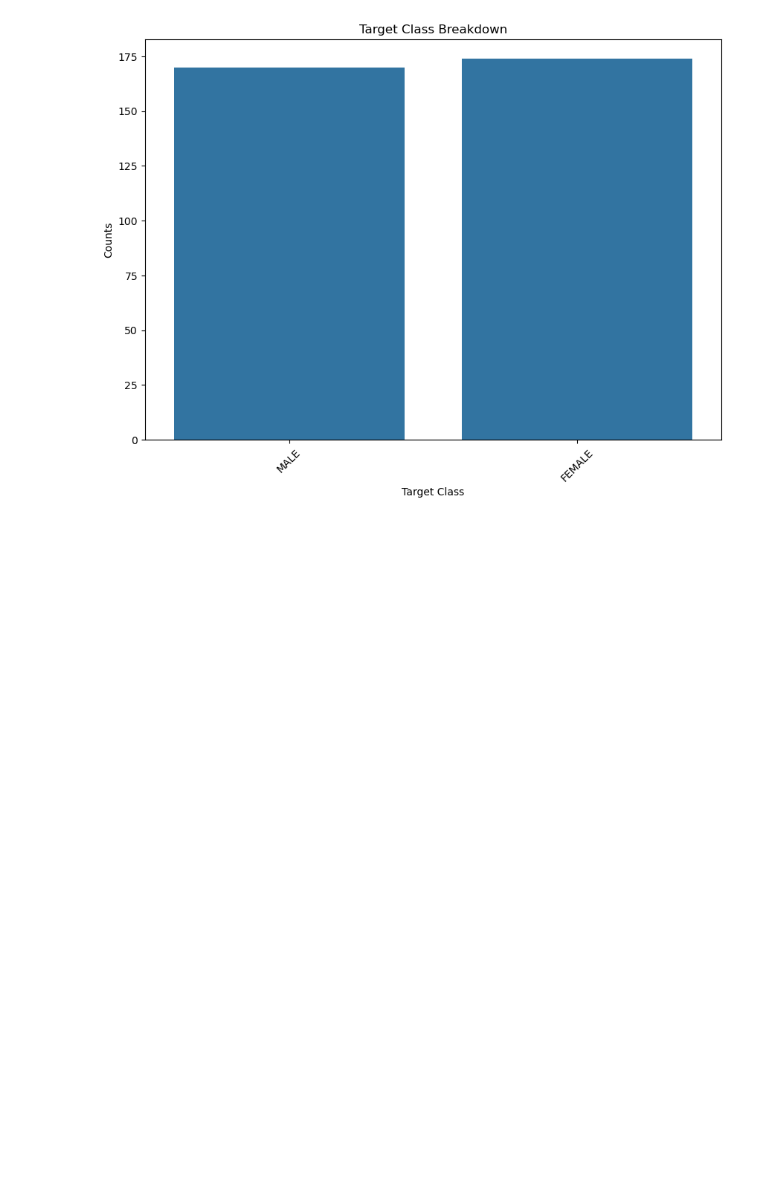
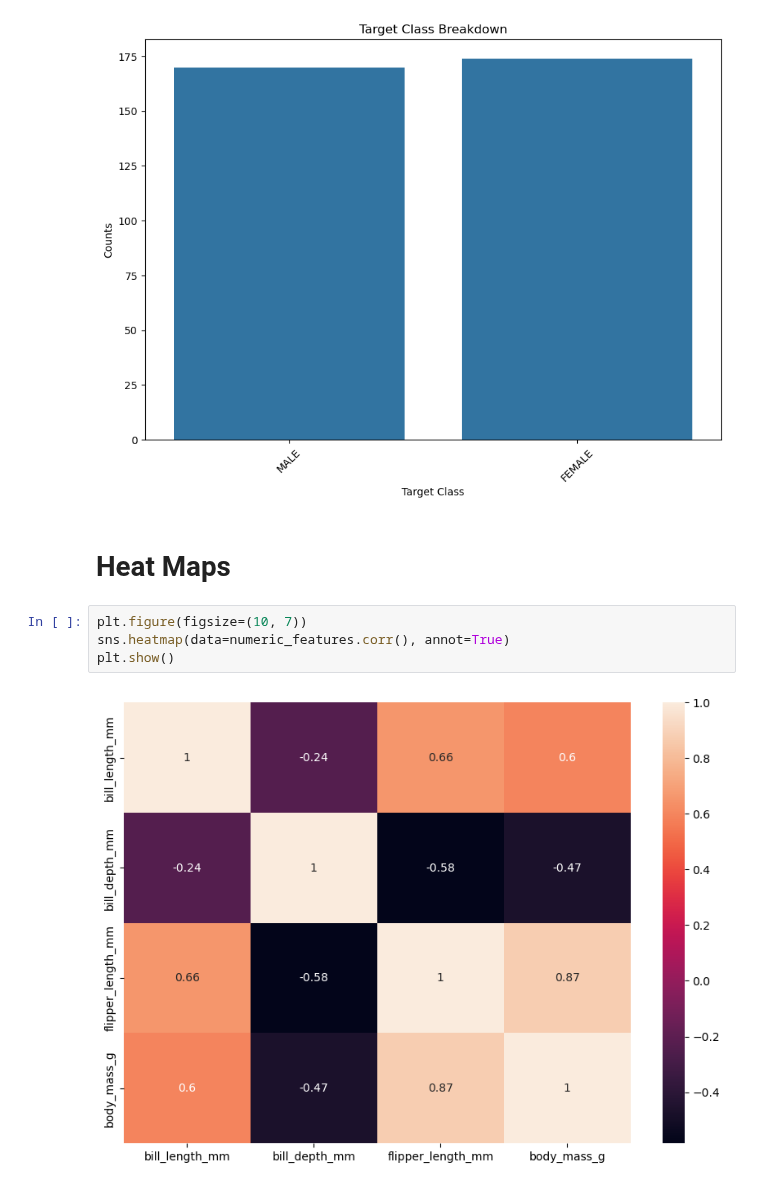
Before and after one commit to MaukanMir/Penguin-Sex-Classifier, a Jupyter notebook: training.ipynb, the cells around one changed output. Cells and saved outputs as stored; diff of their text form; blank space fills up the shorter version.

```diff
--- a/training.ipynb
+++ b/training.ipynb
@@ -286,3 +286,11 @@ check_class_imbalance(df["sex"])
 # %% [output]
 [figure]
 [figure]
+# %% [markdown]
+# Heat Maps
+# %%
+plt.figure(figsize=(10, 7))
+sns.heatmap(data=numeric_features.corr(), annot=True)
+plt.show()
+# %% [output]
+[figure, added]
```
